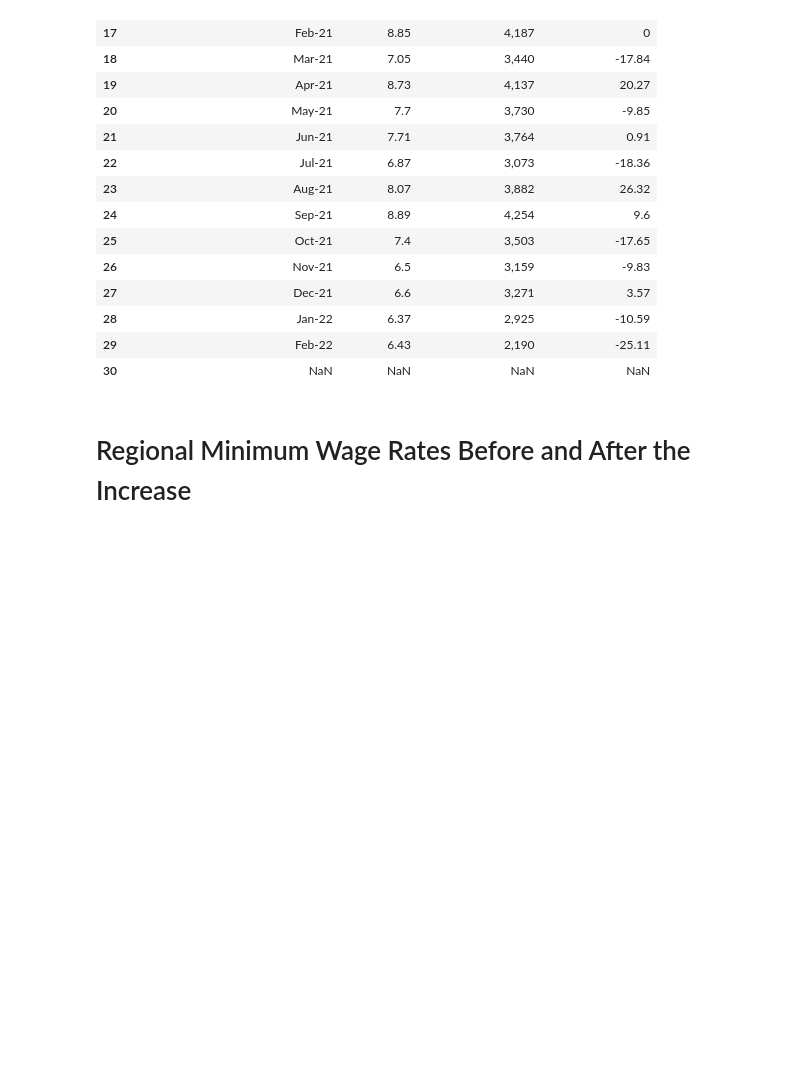
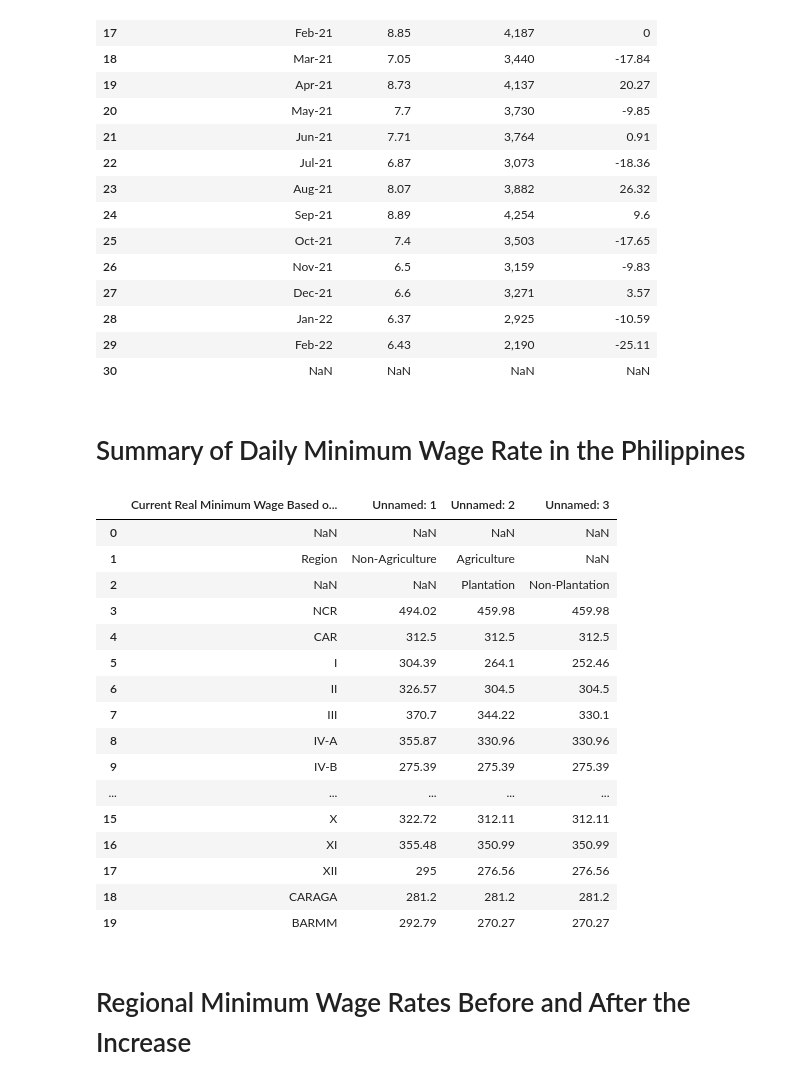
Before and after one commit to kryzlerahne/IT3205_FilipinoDataAlliance, a Jupyter notebook: Codes/The_Future_Pay_Visualizations.ipynb, the cells around one changed output. Cells and saved outputs as stored; diff of their text form; code cells hidden in the pictures; blank space fills up the shorter version.

Commit message:
Update Daily Minimum Wage Rate

```diff
--- a/Codes/The_Future_Pay_Visualizations.ipynb
+++ b/Codes/The_Future_Pay_Visualizations.ipynb
@@ -57,6 +57,30 @@ display(df.iloc[15:31])
 | 28 | Jan-22 | 6.37 | 2,925 | -10.59 |
 | 29 | Feb-22 | 6.43 | 2,190 | -25.11 |
 | 30 | NaN | NaN | NaN | NaN |
+# %% [markdown]
+# Summary of Daily Minimum Wage Rate in the Philippines
+# %%
+url = 'https://raw.githubusercontent.com/kryzlerahne/IT3205_PhilippineDataAlliance/main/Datasets/Current%20Real%20MW%20February%202022.csv'
+df = pd.read_csv(url)
+display(df.iloc[:21])
+# %% [output]
+|  | Current Real Minimum Wage Based o... | Unnamed: 1 | Unnamed: 2 | Unnamed: 3 |
+| 0 | NaN | NaN | NaN | NaN |
+| 1 | Region | Non-Agriculture | Agriculture | NaN |
+| 2 | NaN | NaN | Plantation | Non-Plantation |
+| 3 | NCR | 494.02 | 459.98 | 459.98 |
+| 4 | CAR | 312.5 | 312.5 | 312.5 |
+| 5 | I | 304.39 | 264.1 | 252.46 |
+| 6 | II | 326.57 | 304.5 | 304.5 |
+| 7 | III | 370.7 | 344.22 | 330.1 |
+| 8 | IV-A | 355.87 | 330.96 | 330.96 |
+| 9 | IV-B | 275.39 | 275.39 | 275.39 |
+| ... | ... | ... | ... | ... |
+| 15 | X | 322.72 | 312.11 | 312.11 |
+| 16 | XI | 355.48 | 350.99 | 350.99 |
+| 17 | XII | 295 | 276.56 | 276.56 |
+| 18 | CARAGA | 281.2 | 281.2 | 281.2 |
+| 19 | BARMM | 292.79 | 270.27 | 270.27 |
 # %% [markdown]
 # Regional Minimum Wage Rates Before and After the Increase
 # %% [markdown]
```
Also changed, not shown: parts of 1 cell of this notebook.
